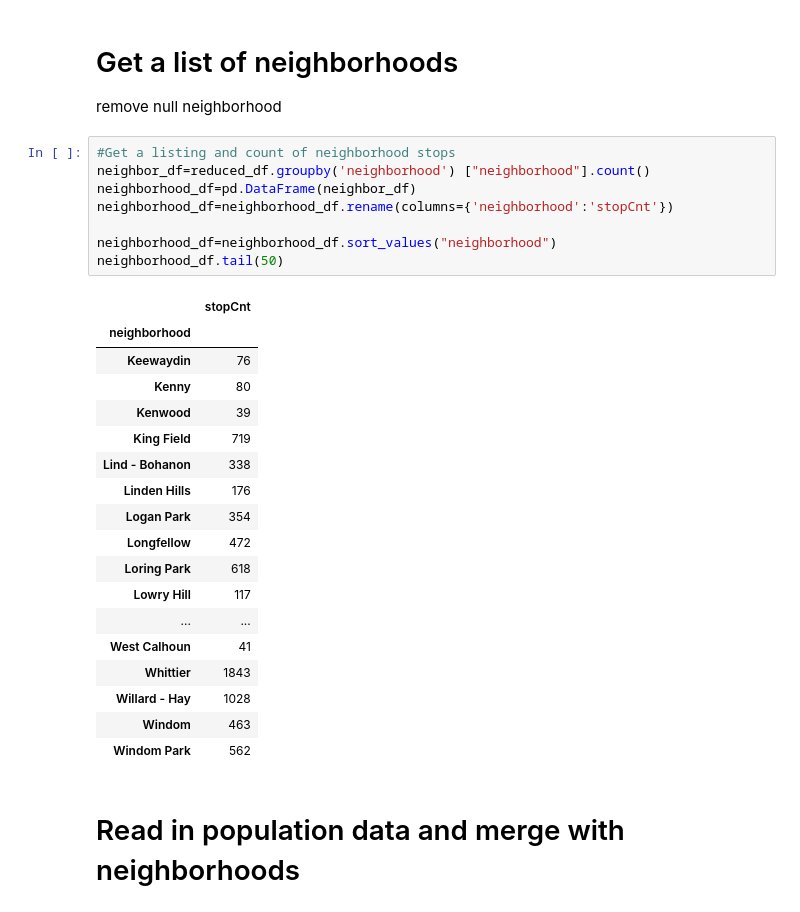
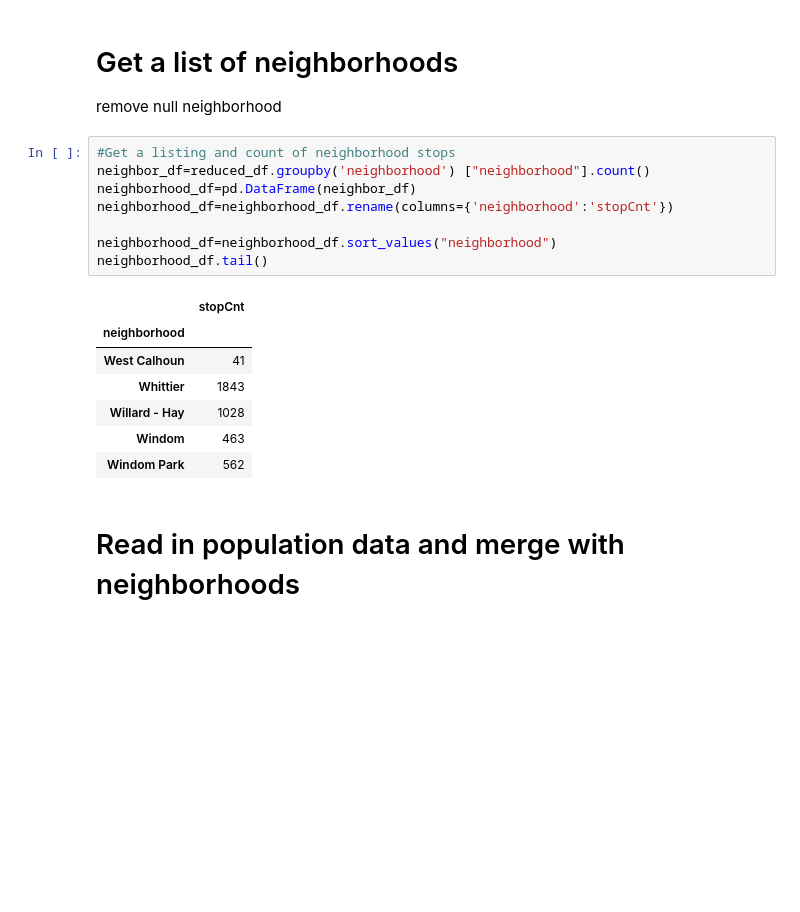
Before and after one commit to mccallkm/Minneapolis-Traffic-Stop-Data-Analysis, a Jupyter notebook: clean_data.ipynb, the cells around one changed output. Cells and saved outputs as stored; diff of their text form; blank space fills up the shorter version.

```diff
--- a/clean_data.ipynb
+++ b/clean_data.ipynb
@@ -168,25 +157,14 @@ remove null neighborhood
 # %%
 #Get a listing and count of neighborhood stops
 neighbor_df=reduced_df.groupby('neighborhood') ["neighborhood"].count()
 neighborhood_df=pd.DataFrame(neighbor_df)
 neighborhood_df=neighborhood_df.rename(columns={'neighborhood':'stopCnt'})
 
 neighborhood_df=neighborhood_df.sort_values("neighborhood")
-neighborhood_df.tail(50)
+neighborhood_df.tail()
 # %% [output]
 |  | stopCnt |
 | neighborhood |  |
-| Keewaydin | 76 |
-| Kenny | 80 |
-| Kenwood | 39 |
-| King Field | 719 |
-| Lind - Bohanon | 338 |
-| Linden Hills | 176 |
-| Logan Park | 354 |
-| Longfellow | 472 |
-| Loring Park | 618 |
-| Lowry Hill | 117 |
-| ... | ... |
 | West Calhoun | 41 |
 | Whittier | 1843 |
 | Willard - Hay | 1028 |
```
Also changed, not shown: parts of 8 cells of this notebook, 2 other files.
